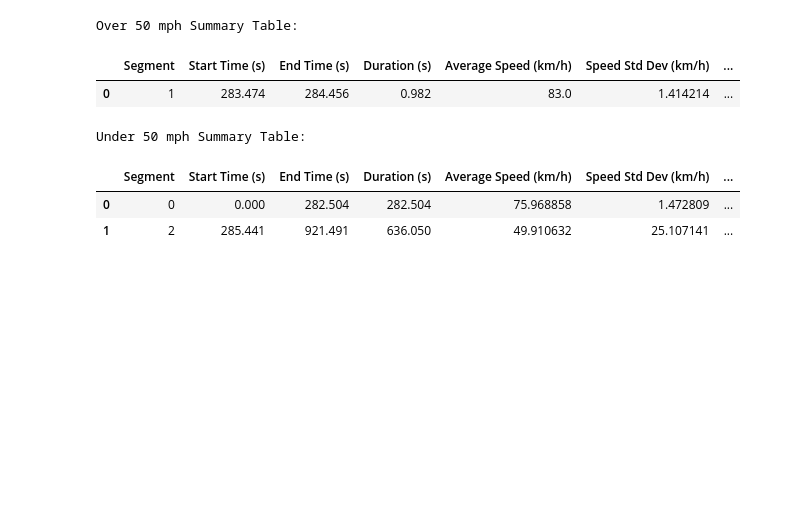
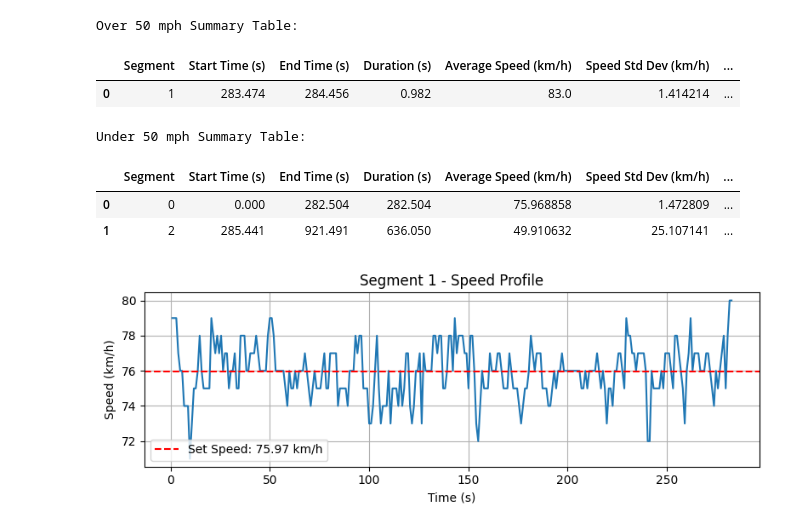
Before and after one commit to doyun-gu/aml-bvat-acc-analyser, a Jupyter notebook: BVAT_Analysis-lucid.ipynb, the cells around one changed output. Drawn from its saved outputs; the diff is of its cells as text; code cells hidden in the pictures; blank space fills up the shorter version.

Commit message:
Speed Controller Accuracy Improvement Added

```diff
--- a/BVAT_Analysis-lucid.ipynb
+++ b/BVAT_Analysis-lucid.ipynb
@@ -1736,3 +1736,85 @@ Under 50 mph Summary Table:
 |  | Segment | Start Time (s) | End Time (s) | Duration (s) | Average Speed (km/h) | Speed Std Dev (km/h) | ... |
 | 0 | 0 | 0.000 | 282.504 | 282.504 | 75.968858 | 1.472809 | ... |
 | 1 | 2 | 285.441 | 921.491 | 636.050 | 49.910632 | 25.107141 | ... |
+# %%
+def speed_controller_accuracy_per_segment(segments, speed_col='Speed_kmh', time_col='Elapsed_s'):
+    """
+    Assess speed controller accuracy for each individual stable segment using Random Forest.
+
+    Parameters:
+        segments (list): Output from find_dynamic_stable_speed_segments
+        speed_col (str): Speed column name
+        time_col (str): Time column name
+
+    Returns:
+        pd.DataFrame: Summary table with per-segment performance.
+    """
+    results = []
+
+    for i, (start_time, end_time, seg_df) in enumerate(segments):
+        df = seg_df.copy().sort_values(by=time_col).reset_index(drop=True)
+
+        if len(df) < 10:
+            continue  # Skip very short segments
+
+        duration = df[time_col].iloc[-1] - df[time_col].iloc[0]
+        avg_speed = df[speed_col].mean()
+        std_speed = df[speed_col].std()
+
+        # Prepare training data for this single segment (just one row)
+        X = pd.DataFrame({
+            'Duration (s)': [duration],
+            'Speed Std Dev (km/h)': [std_speed]
+        })
+        y = [avg_speed]
+
+        rf = RandomForestRegressor(n_estimators=100, random_state=42)
+        rf.fit(X, y)
+        predicted_set_speed = round(rf.predict(X)[0], 2)
+        deviation = avg_speed - predicted_set_speed
+        accuracy = 100 - abs(deviation) / predicted_set_speed * 100
+
+        # Store results
+        results.append({
+            'Segment': i + 1,
+            'Start Time (s)': round(start_time, 2),
+            'End Time (s)': round(end_time, 2),
+            'Duration (s)': round(duration, 2),
+            'Average Speed (km/h)': round(avg_speed, 2),
+            'Speed Std Dev (km/h)': round(std_speed, 2),
+            'Set Speed Estimate (km/h)': predicted_set_speed,
+            'Deviation (km/h)': round(deviation, 4),
+            'Accuracy (%)': round(accuracy, 4)
+        })
+
+        # Plot speed for the segment
+        plt.figure(figsize=(8, 3))
+        sns.lineplot(data=df, x=time_col, y=speed_col)
+        plt.axhline(predicted_set_speed, color='r', linestyle='--', label=f"Set Speed: {predicted_set_speed} km/h")
+        plt.title(f"Segment {i+1} - Speed Profile")
+        plt.xlabel("Time (s)")
+        plt.ylabel("Speed (km/h)")
+        plt.legend()
+        plt.grid(True)
+        plt.tight_layout()
+        plt.show()
+
+    return pd.DataFrame(results)
+
+# ========================
+# Example usage:
+# ========================
+segments = find_dynamic_stable_speed_segments(
+    dataset1,
+    rolling_window=5,
+    std_threshold=3.0,
+    min_duration=30
+)
+
+result_df = speed_controller_accuracy_per_segment(segments, speed_col='Speed_kmh', time_col='Elapsed_s')
+
+# Display result table
+print("Summary of Speed Controller Accuracy per Stable Segment:")
+display(result_df)
+# %% [output]
+[figure, added]
```
Also changed, not shown: parts of 2 cells of this notebook.
